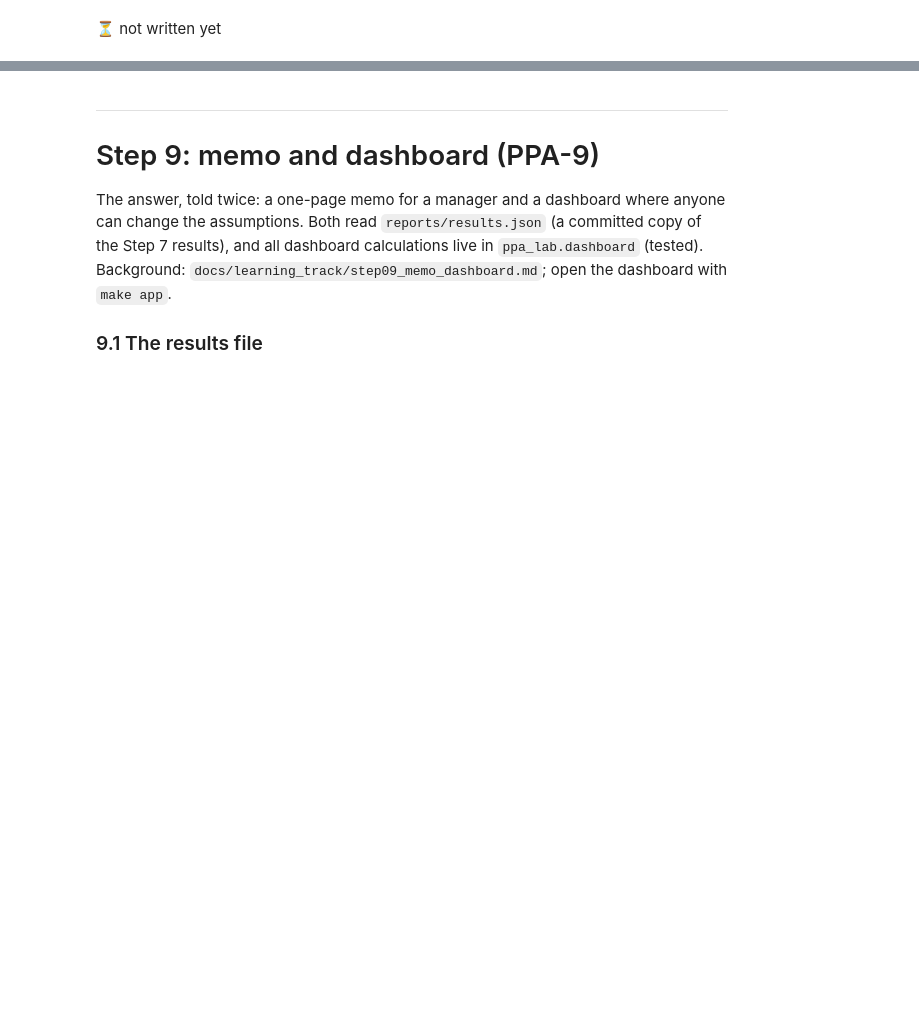
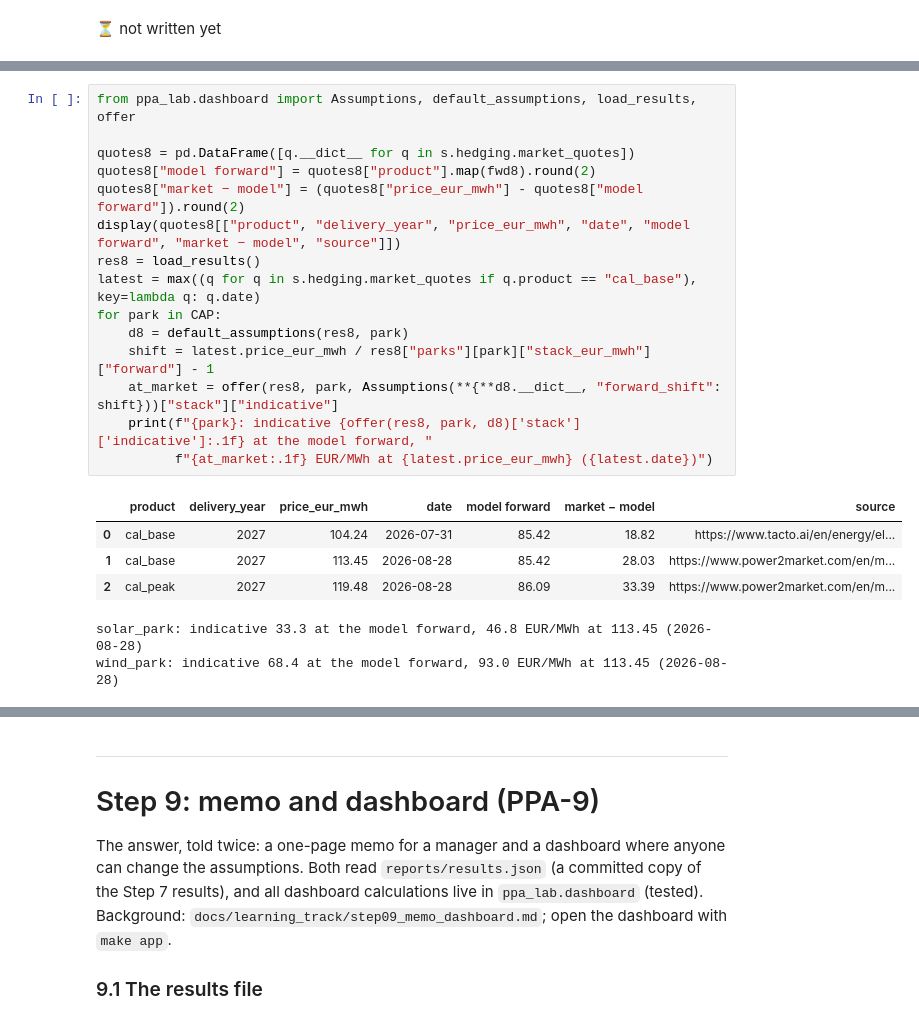
Before and after one commit to ankitpatel1661/ppa-lab, a Jupyter notebook: notebooks/ppa_lab_playground.ipynb, the cells around one changed output, grey strips where cells are left out. Saved outputs shown, nothing was run; the diff lists cells and outputs as text; blank space fills up the shorter version.

```diff
--- a/notebooks/ppa_lab_playground.ipynb
+++ b/notebooks/ppa_lab_playground.ipynb
@@ -2037,0 +2137,22 @@ show_written_answer("step07_pricing.py", "# Your answer:")
+# %%
+from ppa_lab.dashboard import Assumptions, default_assumptions, load_results, offer
+
+quotes8 = pd.DataFrame([q.__dict__ for q in s.hedging.market_quotes])
+quotes8["model forward"] = quotes8["product"].map(fwd8).round(2)
+quotes8["market − model"] = (quotes8["price_eur_mwh"] - quotes8["model forward"]).round(2)
+display(quotes8[["product", "delivery_year", "price_eur_mwh", "date", "model forward", "market − model", "source"]])
+res8 = load_results()
+latest = max((q for q in s.hedging.market_quotes if q.product == "cal_base"), key=lambda q: q.date)
+for park in CAP:
+    d8 = default_assumptions(res8, park)
+    shift = latest.price_eur_mwh / res8["parks"][park]["stack_eur_mwh"]["forward"] - 1
+    at_market = offer(res8, park, Assumptions(**{**d8.__dict__, "forward_shift": shift}))["stack"]["indicative"]
+    print(f"{park}: indicative {offer(res8, park, d8)['stack']['indicative']:.1f} at the model forward, "
+          f"{at_market:.1f} EUR/MWh at {latest.price_eur_mwh} ({latest.date})")
+# %% [output]
+|  | product | delivery_year | price_eur_mwh | date | model forward | market − model | source |
+| 0 | cal_base | 2027 | 104.24 | 2026-07-31 | 85.42 | 18.82 | https://www.tacto.ai/en/energy/el... |
+| 1 | cal_base | 2027 | 113.45 | 2026-08-28 | 85.42 | 28.03 | https://www.power2market.com/en/m... |
+| 2 | cal_peak | 2027 | 119.48 | 2026-08-28 | 86.09 | 33.39 | https://www.power2market.com/en/m... |
+solar_park: indicative 33.3 at the model forward, 46.8 EUR/MWh at 113.45 (2026-08-28)
+wind_park: indicative 68.4 at the model forward, 93.0 EUR/MWh at 113.45 (2026-08-28)
```
Also changed, not shown: parts of 28 cells of this notebook, 38 other files.
